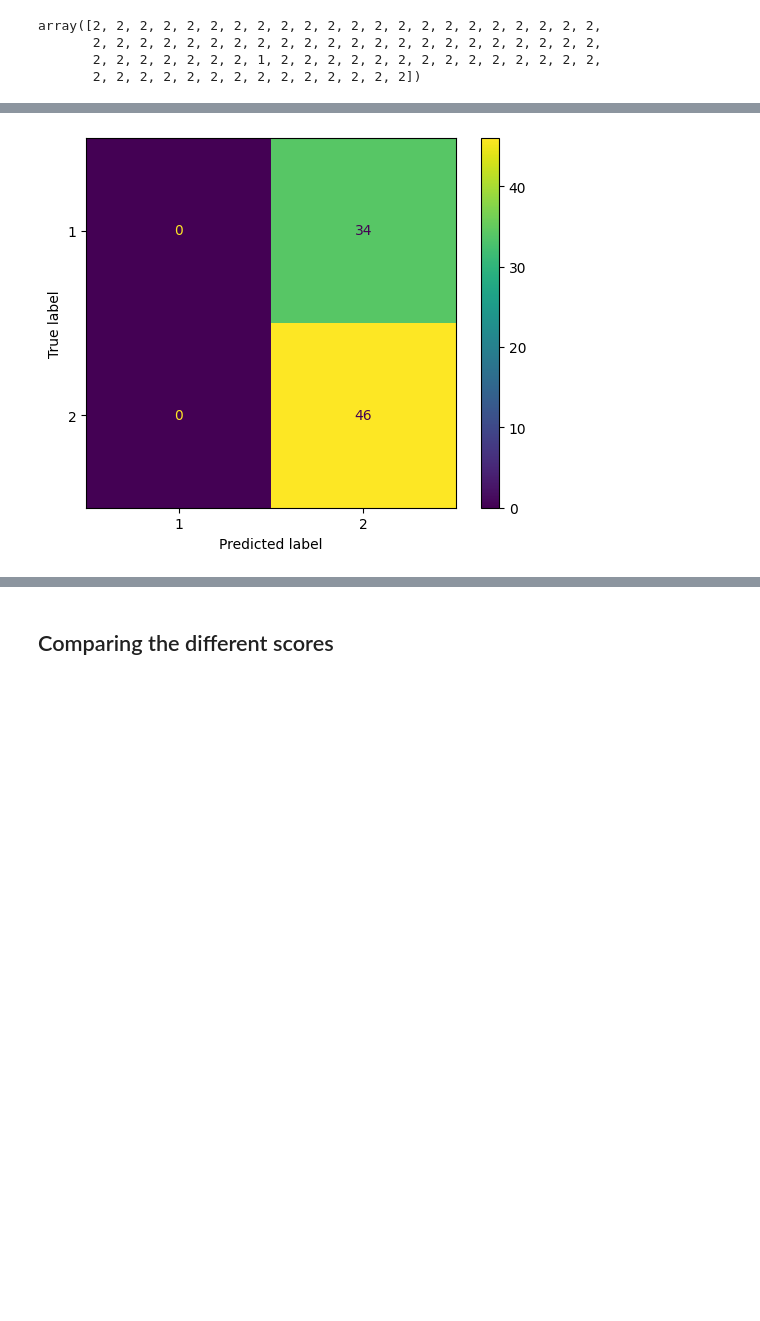
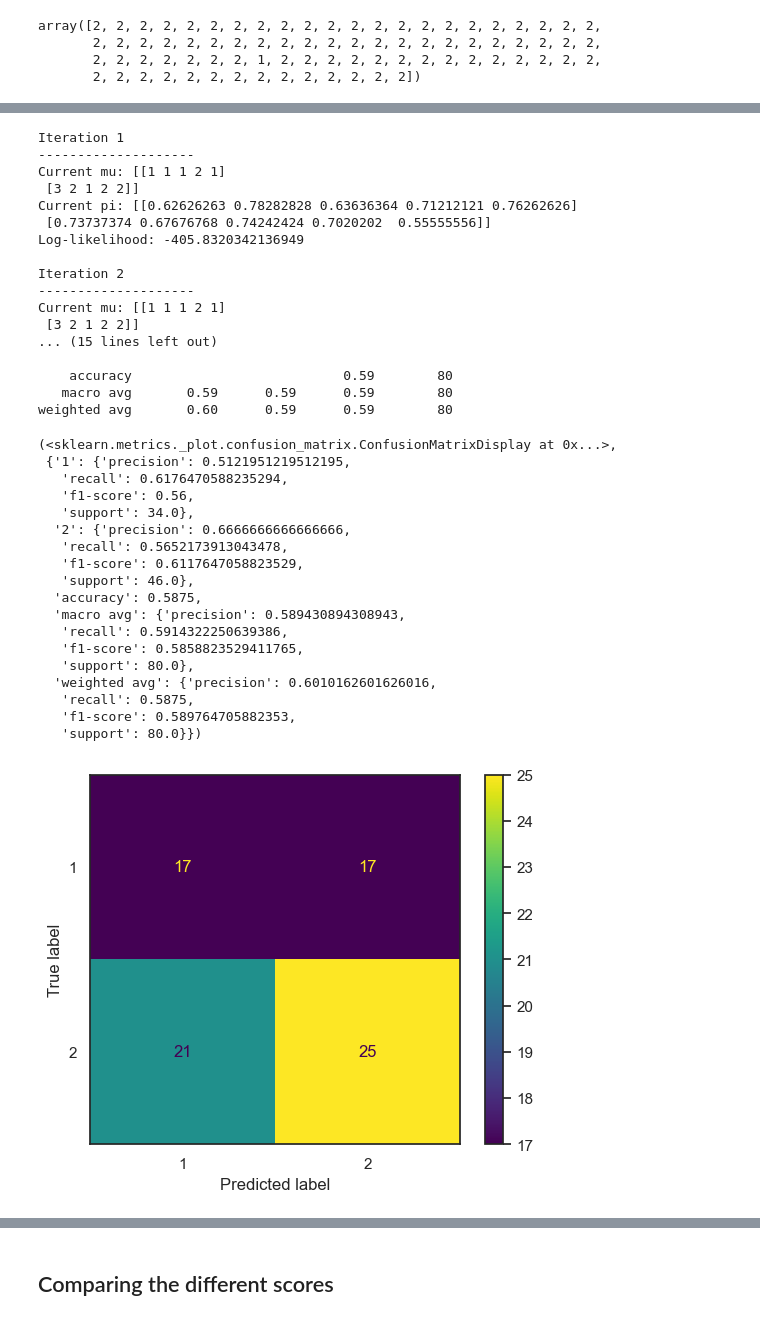
Before and after one commit to Thomick/Ordinal-data-clustering, a Jupyter notebook: notebooks/clustering_datasets.ipynb, the cells around one changed output, grey strips where cells are left out. Drawn from its saved outputs; the diff is of its cells as text; code cells hidden in the pictures; blank space fills up the shorter version.

```diff
--- a/notebooks/clustering_datasets.ipynb
+++ b/notebooks/clustering_datasets.ipynb
@@ -428,6 +552,12 @@ caesarian.classification_results()
 
 caesarian.cluster_gaussian()
 caesarian.classification_results()
+
+caesarian.cluster_god(init="random")
+caesarian.classification_results()
+
+caesarian.cluster_god(init="kmeans")
+caesarian.classification_results()
 # %% [output]
 Iteration 0
 --------------------
@@ -467 +596,36 @@ weighted avg       0.60      0.60      0.60        80
+Iteration 1
+--------------------
+Current mu: [[1 1 1 2 1]
+ [3 2 1 2 2]]
+Current pi: [[0.62626263 0.78282828 0.63636364 0.71212121 0.76262626]
+ [0.73737374 0.67676768 0.74242424 0.7020202  0.55555556]]
+Log-likelihood: -405.8320342136949
+
+Iteration 2
+--------------------
+Current mu: [[1 1 1 2 1]
+ [3 2 1 2 2]]
+... (15 lines left out)
+
+    accuracy                           0.59        80
+   macro avg       0.59      0.59      0.59        80
+weighted avg       0.60      0.59      0.59        80
+(<sklearn.metrics._plot.confusion_matrix.ConfusionMatrixDisplay at 0x...>,
+ {'1': {'precision': 0.5121951219512195,
+   'recall': 0.6176470588235294,
+   'f1-score': 0.56,
+   'support': 34.0},
+  '2': {'precision': 0.6666666666666666,
+   'recall': 0.5652173913043478,
+   'f1-score': 0.6117647058823529,
+   'support': 46.0},
+  'accuracy': 0.5875,
+  'macro avg': {'precision': 0.589430894308943,
+   'recall': 0.5914322250639386,
+   'f1-score': 0.5858823529411765,
+   'support': 80.0},
+  'weighted avg': {'precision': 0.6010162601626016,
+   'recall': 0.5875,
+   'f1-score': 0.589764705882353,
+   'support': 80.0}})
-[figure, old version]
+[figure, new version]
```
Also changed, not shown: parts of 25 cells of this notebook, 2 other files.
